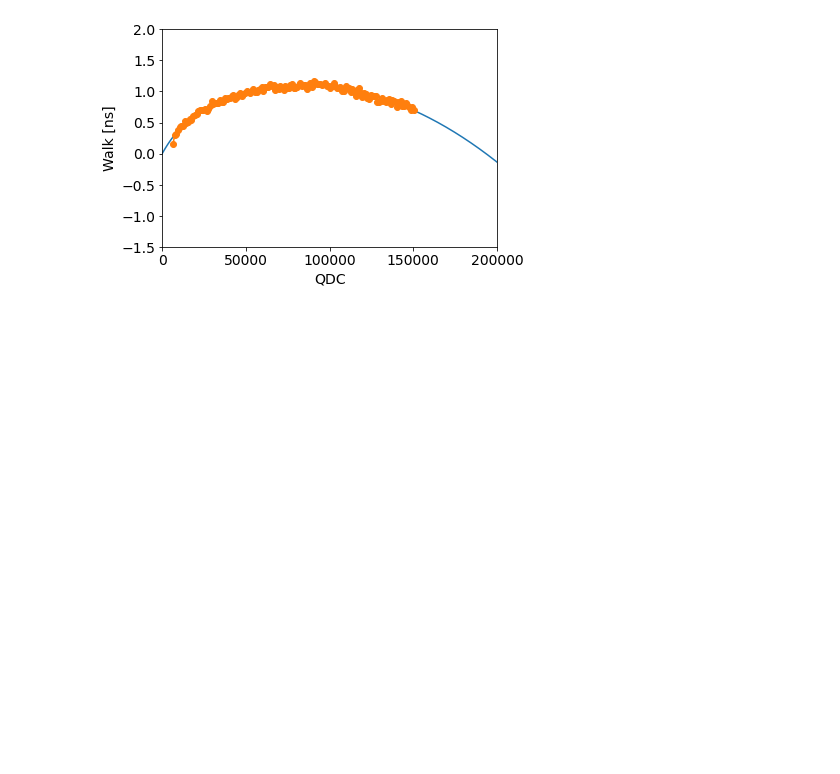
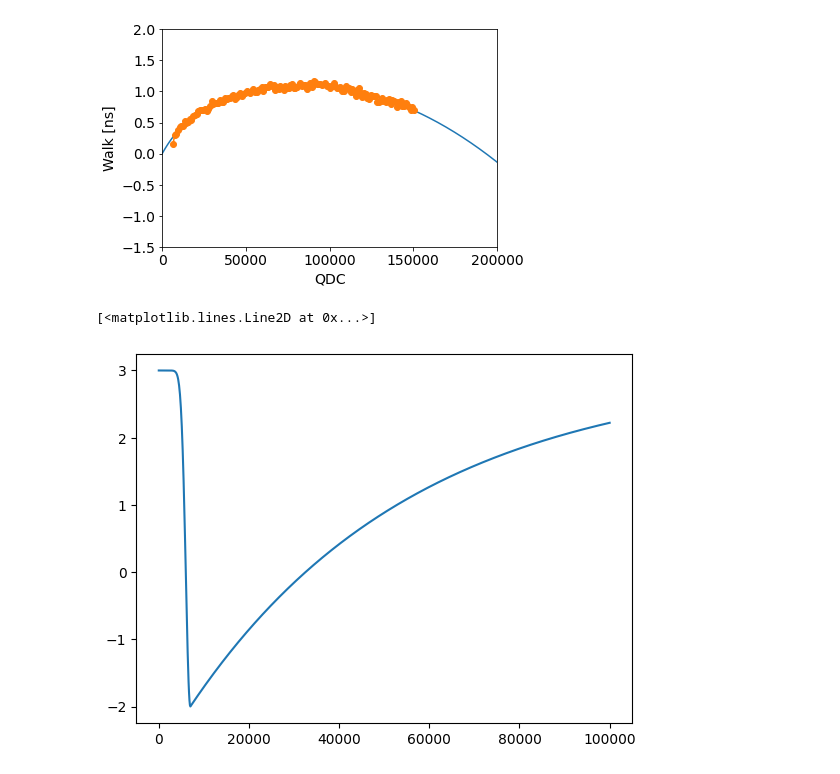
Before and after one commit to JeppeSchultzNielsen/INDiETests, a Jupyter notebook: tests.ipynb, the cells around one changed output. Cells and saved outputs as stored; diff of their text form; code cells hidden in the pictures; blank space fills up the shorter version.

```diff
--- a/tests.ipynb
+++ b/tests.ipynb
@@ -187,3 +187,21 @@ plt.ylim(-1.5,2)
 # %% [output]
 (-1.5, 2.0)
 [figure]
+# %%
+def betaWalk(x, *par):
+    a = par[0]
+    mu = par[1]
+    sigma = par[2]
+    decay = par[3]
+    baseline = par[4]
+    if(x < mu):
+        return baseline-a*np.exp(-(x-mu)**2/(2*sigma**2))
+    else:
+        return baseline-a*np.exp(-(x-mu)/decay)
+
+qdcspace = np.linspace(0e3,100e3,1000)
+params = [5,7000,1000,5e4,3]
+plt.plot(qdcspace, [betaWalk(x,*params) for x in qdcspace])
+# %% [output]
+[<matplotlib.lines.Line2D at 0x...>]
+[figure, added]
```
Also changed, not shown: 47 other files.
